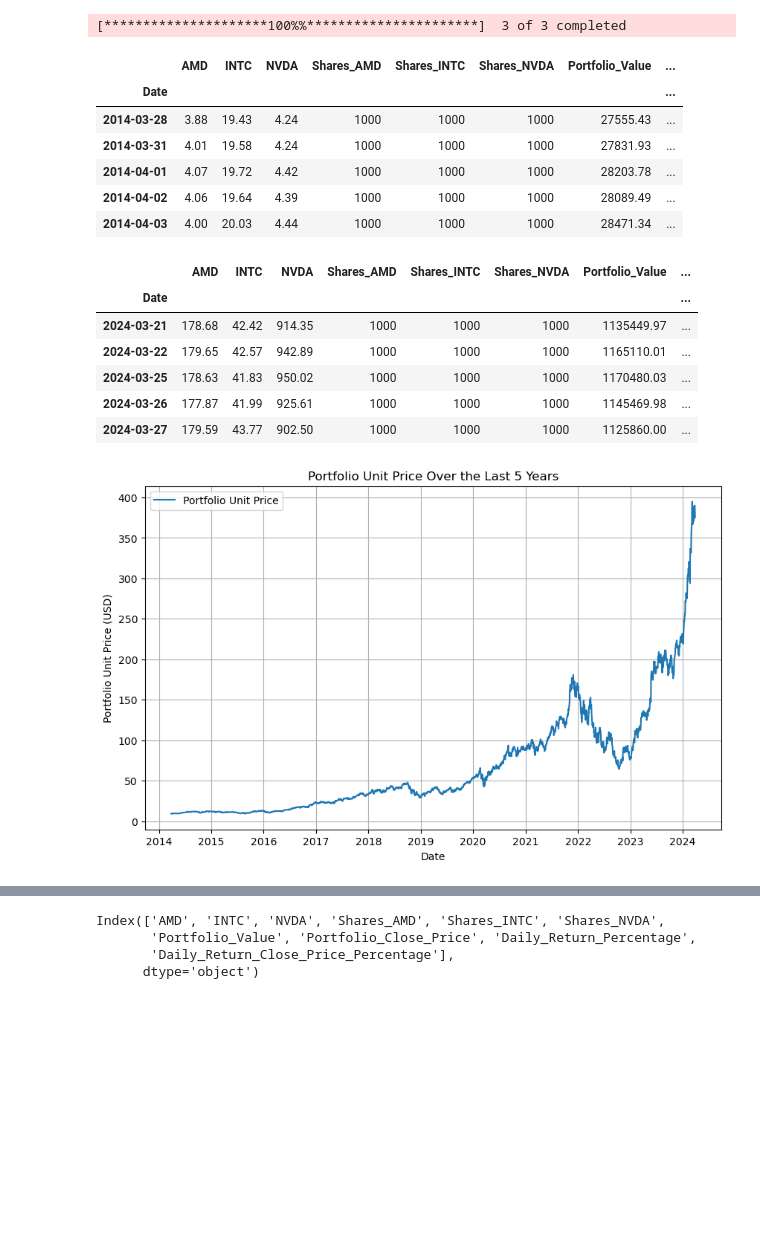
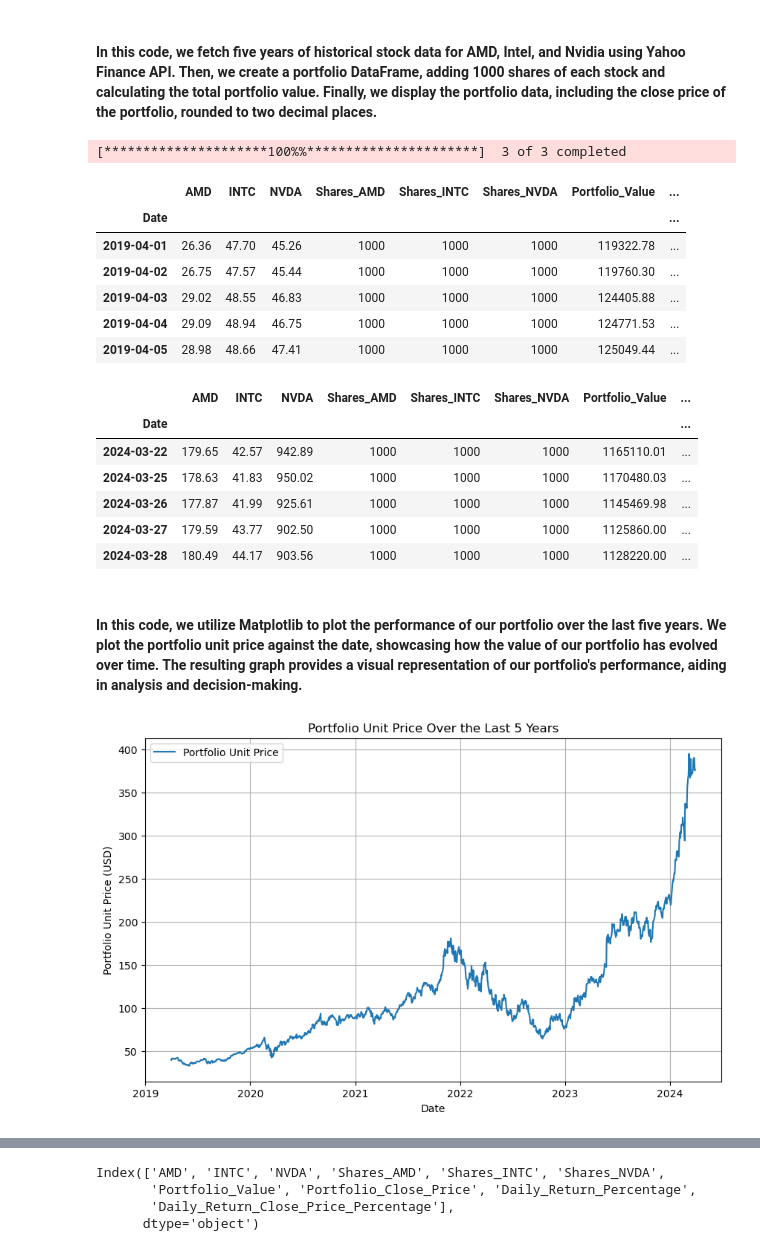
Before and after one commit to SAG-GithubApprentice/Project_2, a Jupyter notebook: Prophet_Predictions/Portfolio_C.ipynb, the cells around one changed output, grey strips where cells are left out. Cells and saved outputs as stored; diff of their text form; code cells hidden in the pictures; blank space fills up the shorter version.

```diff
--- a/Prophet_Predictions/Portfolio_C.ipynb
+++ b/Prophet_Predictions/Portfolio_C.ipynb
@@ -1,3 +1,5 @@
+# %% [markdown]
+#### In this code, we fetch five years of historical stock data for AMD, Intel, and Nvidia using Yahoo Finance API. Then, we create a portfolio DataFrame, adding 1000 shares of each stock and calculating the total portfolio value. Finally, we display the portfolio data, including the close price of the portfolio, rounded to two decimal places.
 # %%
 import pandas as pd
 import yfinance as yf
@@ -9,7 +11,7 @@ symbols = ['AMD', 'INTC', 'NVDA']
 end_date = pd.Timestamp.today().strftime('%Y-%m-%d')
 
 # Calculate the start date as 10 years before the end date
-start_date = (pd.Timestamp.today() - pd.DateOffset(years=10)).strftime('%Y-%m-%d')
+start_date = (pd.Timestamp.today() - pd.DateOffset(years=5)).strftime('%Y-%m-%d')
 
 # Fetch historical stock data
 stock_data = yf.download(symbols, start=start_date, end=end_date)['Adj Close']
@@ -18,45 +20,47 @@ stock_data = yf.download(symbols, start=start_date, end=end_date)['Adj Close']
 portfolio_df = pd.DataFrame(stock_data)
 
 # Rename columns to include stock symbols
 portfolio_df.columns = symbols
 
 # Add a column for the number of shares (1000 shares for each stock)
 portfolio_df['Shares_AMD'] = 1000
 portfolio_df['Shares_INTC'] = 1000
 portfolio_df['Shares_NVDA'] = 1000
 
 # Calculate the value of the portfolio in USD
 portfolio_df['Portfolio_Value'] = (portfolio_df['AMD'] * portfolio_df['Shares_AMD'] +
                                        portfolio_df['INTC'] * portfolio_df['Shares_INTC'] +
                                        portfolio_df['NVDA'] * portfolio_df['Shares_NVDA'])
 
 # Calculate the value of the portfolio in USD
 portfolio_df['Portfolio_Close_Price'] = ((portfolio_df['AMD'] * portfolio_df['Shares_AMD'] +
                                        portfolio_df['INTC'] * portfolio_df['Shares_INTC'] +
                                        portfolio_df['NVDA'] * portfolio_df['Shares_NVDA']))/3000
 
 # Round the portfolio value columns to 2 decimal places
 portfolio_df = portfolio_df.round({'AMD': 2, 'INTC': 2, 'NVDA': 2, 'Portfolio_Value': 2, 'Portfolio_Close_Price': 2})
 
 # Print the first few rows of the portfolio DataFrame
 display(portfolio_df.head())
 display(portfolio_df.tail())
 # %% [output]
 [*********************100%%**********************]  3 of 3 completed
 |  | AMD | INTC | NVDA | Shares_AMD | Shares_INTC | Shares_NVDA | Portfolio_Value | ... |
 | Date |  |  |  |  |  |  |  | ... |
-| 2014-03-28 | 3.88 | 19.43 | 4.24 | 1000 | 1000 | 1000 | 27555.43 | ... |
-| 2014-03-31 | 4.01 | 19.58 | 4.24 | 1000 | 1000 | 1000 | 27831.93 | ... |
-| 2014-04-01 | 4.07 | 19.72 | 4.42 | 1000 | 1000 | 1000 | 28203.78 | ... |
-| 2014-04-02 | 4.06 | 19.64 | 4.39 | 1000 | 1000 | 1000 | 28089.49 | ... |
-| 2014-04-03 | 4.00 | 20.03 | 4.44 | 1000 | 1000 | 1000 | 28471.34 | ... |
+| 2019-04-01 | 26.36 | 47.70 | 45.26 | 1000 | 1000 | 1000 | 119322.78 | ... |
+| 2019-04-02 | 26.75 | 47.57 | 45.44 | 1000 | 1000 | 1000 | 119760.30 | ... |
+| 2019-04-03 | 29.02 | 48.55 | 46.83 | 1000 | 1000 | 1000 | 124405.88 | ... |
+| 2019-04-04 | 29.09 | 48.94 | 46.75 | 1000 | 1000 | 1000 | 124771.53 | ... |
+| 2019-04-05 | 28.98 | 48.66 | 47.41 | 1000 | 1000 | 1000 | 125049.44 | ... |
 |  | AMD | INTC | NVDA | Shares_AMD | Shares_INTC | Shares_NVDA | Portfolio_Value | ... |
 | Date |  |  |  |  |  |  |  | ... |
-| 2024-03-21 | 178.68 | 42.42 | 914.35 | 1000 | 1000 | 1000 | 1135449.97 | ... |
 | 2024-03-22 | 179.65 | 42.57 | 942.89 | 1000 | 1000 | 1000 | 1165110.01 | ... |
 | 2024-03-25 | 178.63 | 41.83 | 950.02 | 1000 | 1000 | 1000 | 1170480.03 | ... |
 | 2024-03-26 | 177.87 | 41.99 | 925.61 | 1000 | 1000 | 1000 | 1145469.98 | ... |
 | 2024-03-27 | 179.59 | 43.77 | 902.50 | 1000 | 1000 | 1000 | 1125860.00 | ... |
+| 2024-03-28 | 180.49 | 44.17 | 903.56 | 1000 | 1000 | 1000 | 1128220.00 | ... |
+# %% [markdown]
+#### In this code, we utilize Matplotlib to plot the performance of our portfolio over the last five years. We plot the portfolio unit price against the date, showcasing how the value of our portfolio has evolved over time. The resulting graph provides a visual representation of our portfolio's performance, aiding in analysis and decision-making.
 # %%
 import matplotlib.pyplot as plt
 
@@ -70,4 +74,4 @@ plt.legend()
 plt.grid(True)
 plt.show()
 # %% [output]
-[figure, old version]
+[figure, new version]
```
Also changed, not shown: parts of 29 cells of this notebook, 1 other file.
